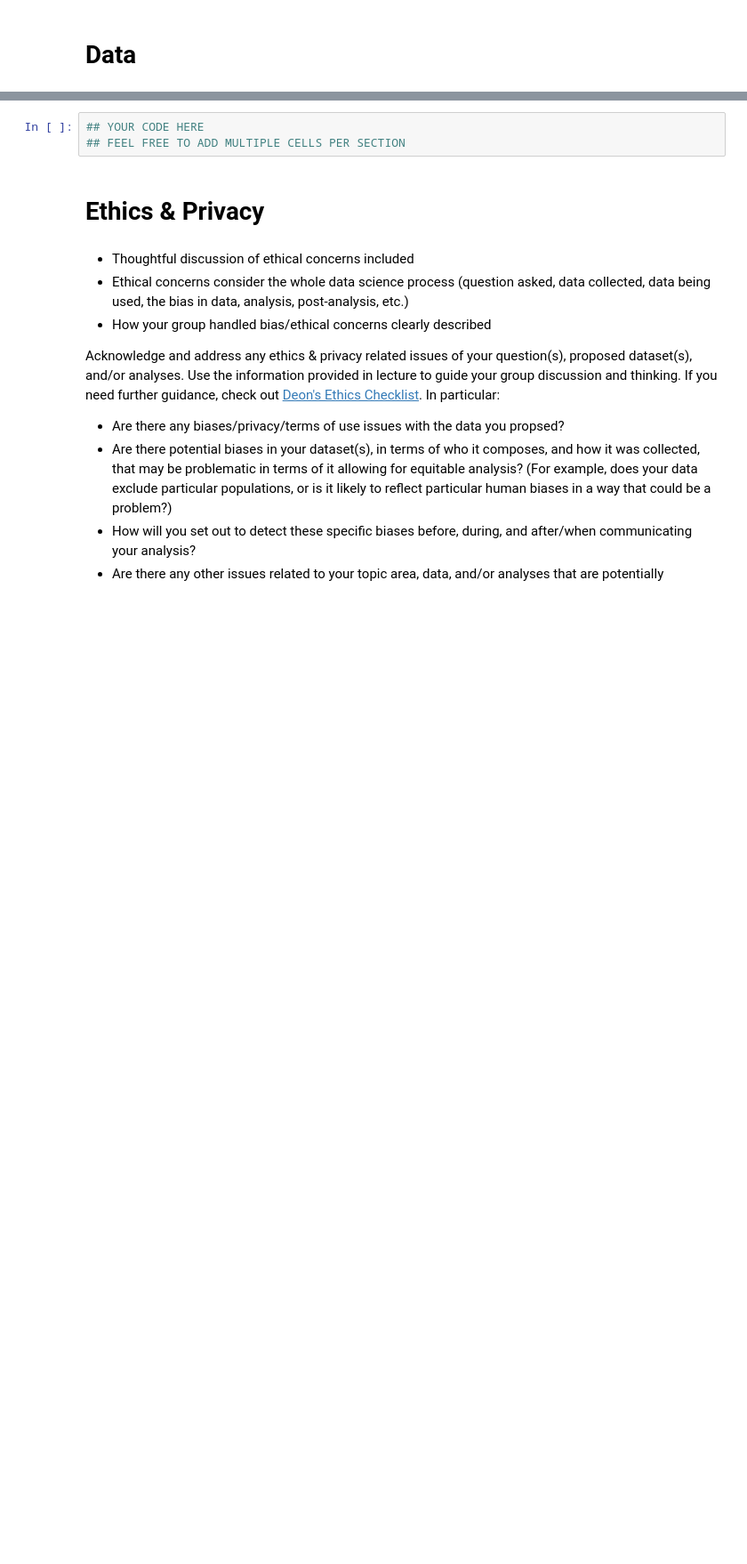
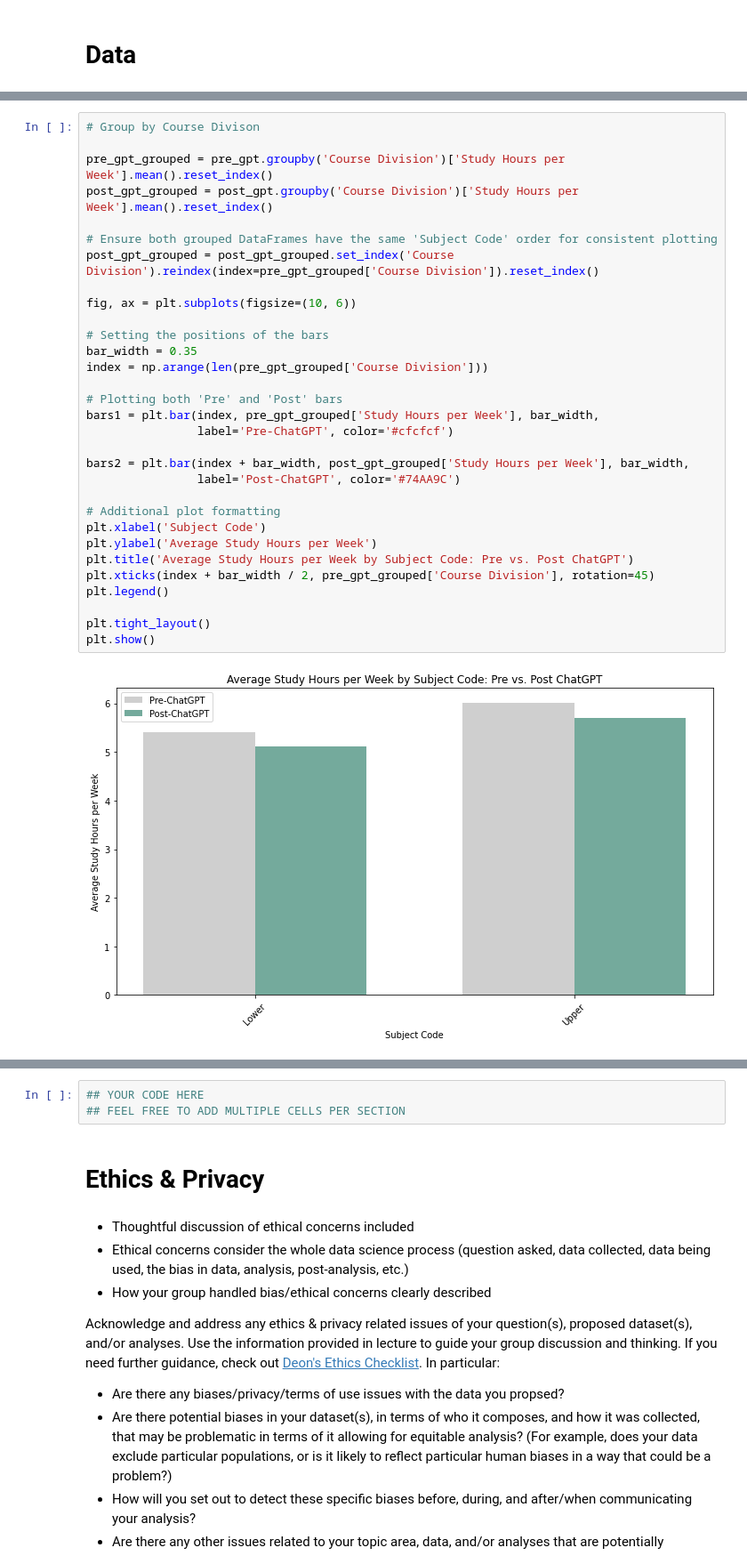
Before and after one commit to aydintabai/AI-Academic-Impact-Case-Study, a Jupyter notebook: EDACheckpoint_Group112_WI24.ipynb, the cells around one changed output, grey strips where cells are left out. Shown at 89% size. Drawn from its saved outputs; the diff is of its cells as text; blank space fills up the shorter version.

```diff
--- a/EDACheckpoint_Group112_WI24.ipynb
+++ b/EDACheckpoint_Group112_WI24.ipynb
@@ -104,0 +648,33 @@ Some more words and stuff.  Remember notebooks work best if you interleave the c
+# %%
+# Group by Course Divison
+
+pre_gpt_grouped = pre_gpt.groupby('Course Division')['Study Hours per Week'].mean().reset_index()
+post_gpt_grouped = post_gpt.groupby('Course Division')['Study Hours per Week'].mean().reset_index()
+
+# Ensure both grouped DataFrames have the same 'Subject Code' order for consistent plotting
+post_gpt_grouped = post_gpt_grouped.set_index('Course Division').reindex(index=pre_gpt_grouped['Course Division']).reset_index()
+
+fig, ax = plt.subplots(figsize=(10, 6))
+
+# Setting the positions of the bars
+bar_width = 0.35
+index = np.arange(len(pre_gpt_grouped['Course Division']))
+
+# Plotting both 'Pre' and 'Post' bars
+bars1 = plt.bar(index, pre_gpt_grouped['Study Hours per Week'], bar_width,
+                label='Pre-ChatGPT', color='#cfcfcf')
+
+bars2 = plt.bar(index + bar_width, post_gpt_grouped['Study Hours per Week'], bar_width,
+                label='Post-ChatGPT', color='#74AA9C')
+
+# Additional plot formatting
+plt.xlabel('Subject Code')
+plt.ylabel('Average Study Hours per Week')
+plt.title('Average Study Hours per Week by Subject Code: Pre vs. Post ChatGPT')
+plt.xticks(index + bar_width / 2, pre_gpt_grouped['Course Division'], rotation=45)
+plt.legend()
+
+plt.tight_layout()
+plt.show()
+# %% [output]
+[figure, added]
```
Also changed, not shown: parts of 62 cells of this notebook, 4 other files.
